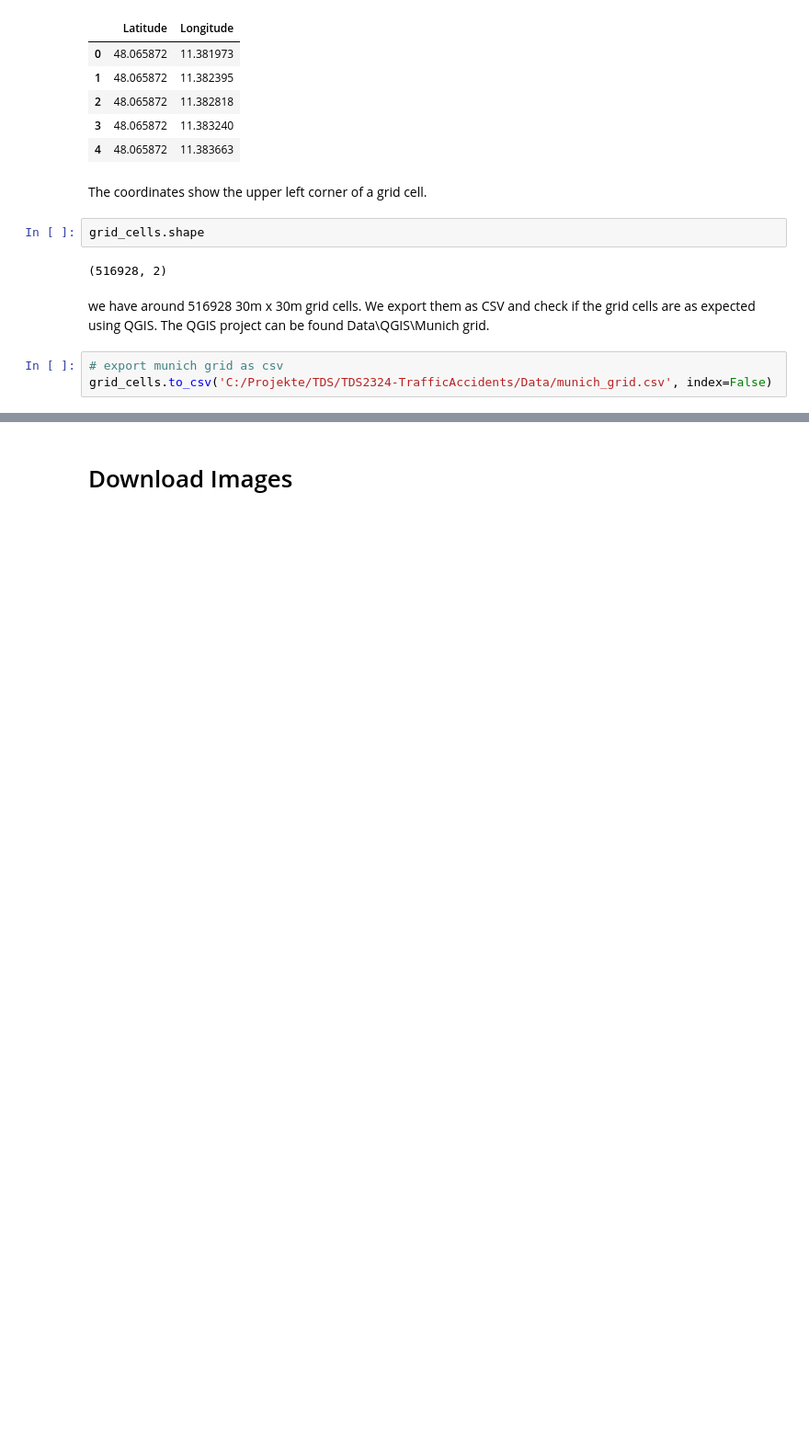
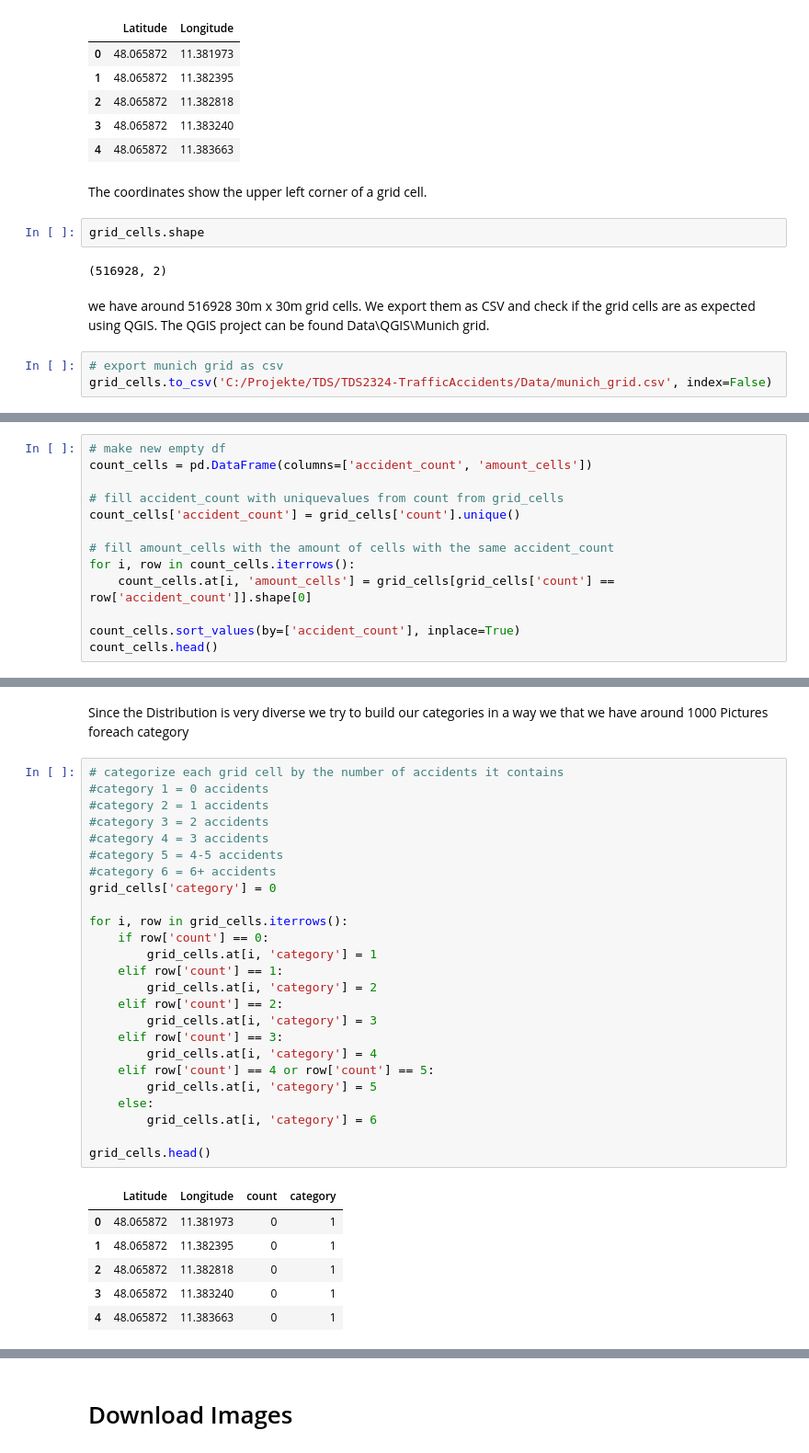
Before and after one commit to Dichtael/TDS2324-TrafficAccidents, a Jupyter notebook: Notebooks/Image Acquisition for Model Training.ipynb, the cells around one changed output, grey strips where cells are left out. Shown: that part at 92% size. Drawn from its saved outputs; the diff is of its cells as text; blank space fills up the shorter version.

Commit message:
- Accidents to grid cells assigned - grid cells categorized

```diff
--- a/Notebooks/Image Acquisition for Model Training.ipynb
+++ b/Notebooks/Image Acquisition for Model Training.ipynb
@@ -119,0 +180,13 @@ grid_cells.to_csv('C:/Projekte/TDS/TDS2324-TrafficAccidents/Data/munich_grid.csv
+# %%
+# make new empty df
+count_cells = pd.DataFrame(columns=['accident_count', 'amount_cells'])
+
+# fill accident_count with uniquevalues from count from grid_cells
+count_cells['accident_count'] = grid_cells['count'].unique()
+
+# fill amount_cells with the amount of cells with the same accident_count
+for i, row in count_cells.iterrows():
+    count_cells.at[i, 'amount_cells'] = grid_cells[grid_cells['count'] == row['accident_count']].shape[0]
+
+count_cells.sort_values(by=['accident_count'], inplace=True)
+count_cells.head()
@@ -119,0 +200,34 @@ grid_cells.to_csv('C:/Projekte/TDS/TDS2324-TrafficAccidents/Data/munich_grid.csv
+# %% [markdown]
+Since the Distribution is very diverse we try to build our categories in a way we that we have around 1000 Pictures foreach category
+# %%
+# categorize each grid cell by the number of accidents it contains
+#category 1 = 0 accidents
+#category 2 = 1 accidents
+#category 3 = 2 accidents
+#category 4 = 3 accidents
+#category 5 = 4-5 accidents
+#category 6 = 6+ accidents
+grid_cells['category'] = 0
+
+for i, row in grid_cells.iterrows():
+    if row['count'] == 0:
+        grid_cells.at[i, 'category'] = 1
+    elif row['count'] == 1:
+        grid_cells.at[i, 'category'] = 2
+    elif row['count'] == 2:
+        grid_cells.at[i, 'category'] = 3
+    elif row['count'] == 3:
+        grid_cells.at[i, 'category'] = 4
+    elif row['count'] == 4 or row['count'] == 5:
+        grid_cells.at[i, 'category'] = 5
+    else:
+        grid_cells.at[i, 'category'] = 6
+
+grid_cells.head()
+# %% [output]
+|  | Latitude | Longitude | count | category |
+| 0 | 48.065872 | 11.381973 | 0 | 1 |
+| 1 | 48.065872 | 11.382395 | 0 | 1 |
+| 2 | 48.065872 | 11.382818 | 0 | 1 |
+| 3 | 48.065872 | 11.383240 | 0 | 1 |
+| 4 | 48.065872 | 11.383663 | 0 | 1 |
```
Also changed, not shown: parts of 10 cells of this notebook, 2 other files.
